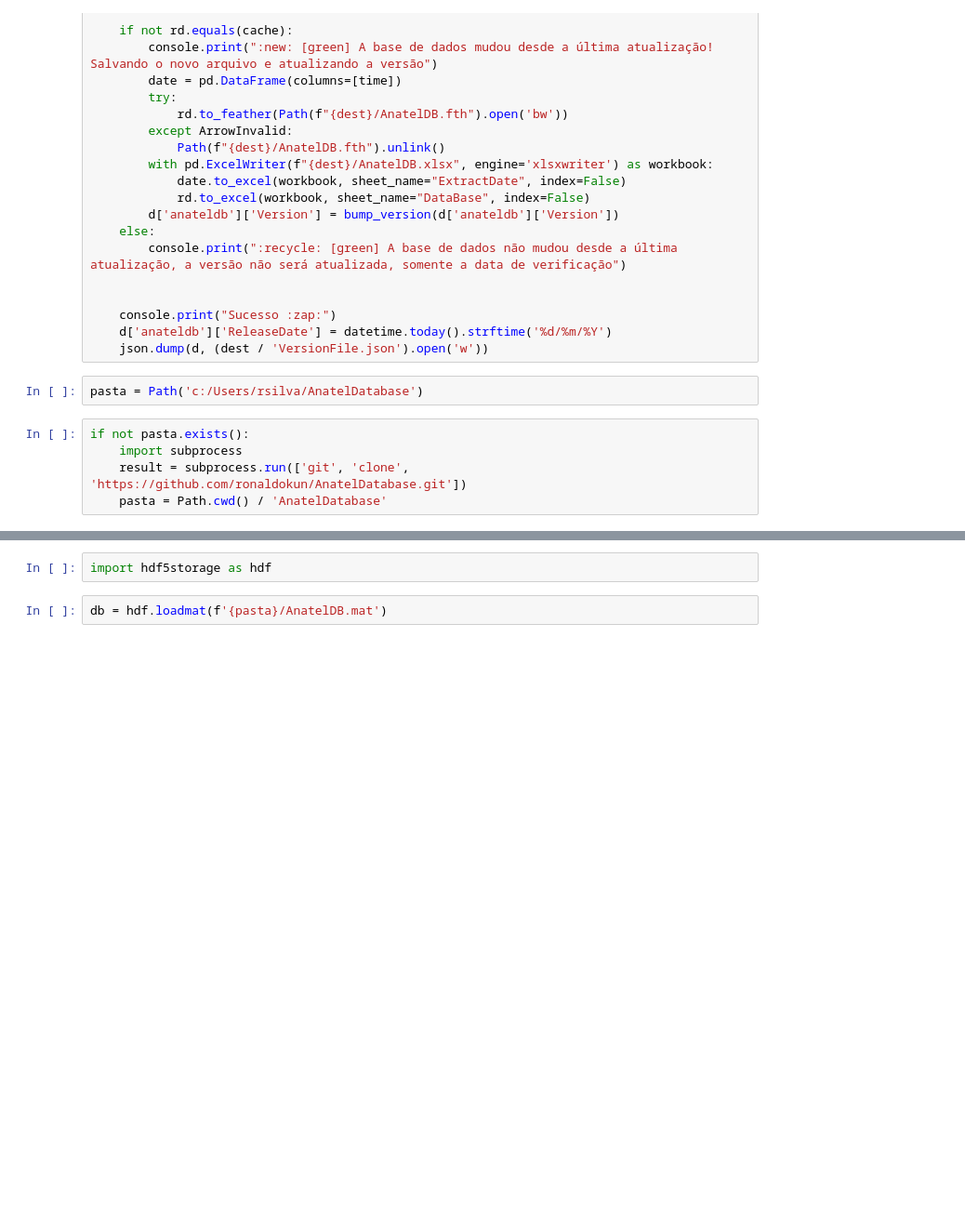
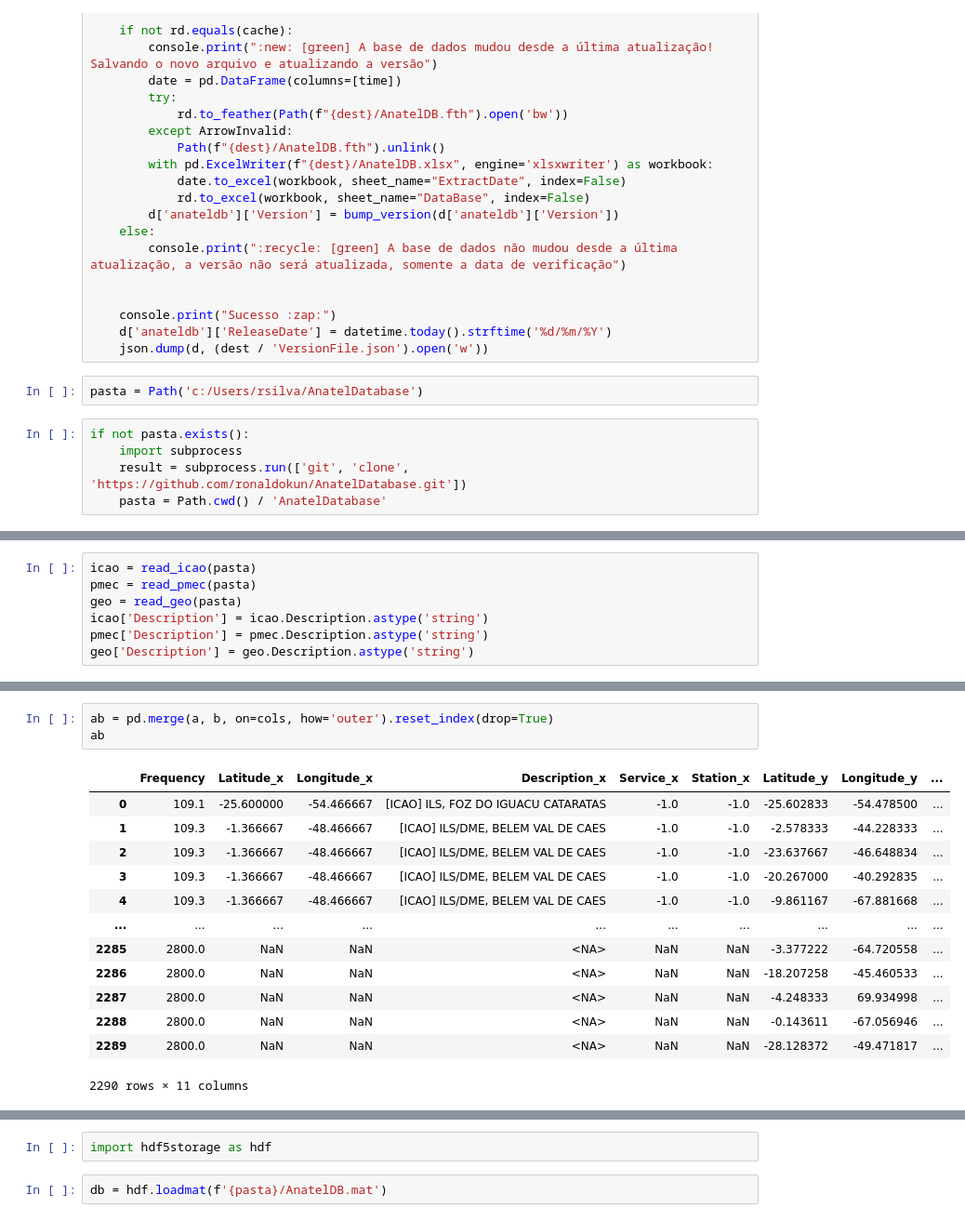
Before and after one commit to ronaldokun/anateldb, a Jupyter notebook: nbs/filter.ipynb, the cells around one changed output, grey strips where cells are left out. Shown at 93% size. Drawn from its saved outputs; the diff is of its cells as text; blank space fills up the shorter version.

```diff
--- a/nbs/filter.ipynb
+++ b/nbs/filter.ipynb
@@ -284,0 +209,7 @@ geo.shape
+# %%
+icao = read_icao(pasta)
+pmec = read_pmec(pasta)
+geo = read_geo(pasta)
+icao['Description'] = icao.Description.astype('string')
+pmec['Description'] = pmec.Description.astype('string')
+geo['Description'] = geo.Description.astype('string')
@@ -288 +265,18 @@ df2 = pd.merge(icao, pmec, on=cols, how='outer').merge(geo, on=cols, how='outer'
+# %%
+ab = pd.merge(a, b, on=cols, how='outer').reset_index(drop=True)
+ab
+# %% [output]
+|  | Frequency | Latitude_x | Longitude_x | Description_x | Service_x | Station_x | Latitude_y | Longitude_y | ... |
+| 0 | 109.1 | -25.600000 | -54.466667 | [ICAO] ILS, FOZ DO IGUACU CATARATAS | -1.0 | -1.0 | -25.602833 | -54.478500 | ... |
+| 1 | 109.3 | -1.366667 | -48.466667 | [ICAO] ILS/DME, BELEM VAL DE CAES | -1.0 | -1.0 | -2.578333 | -44.228333 | ... |
+| 2 | 109.3 | -1.366667 | -48.466667 | [ICAO] ILS/DME, BELEM VAL DE CAES | -1.0 | -1.0 | -23.637667 | -46.648834 | ... |
+| 3 | 109.3 | -1.366667 | -48.466667 | [ICAO] ILS/DME, BELEM VAL DE CAES | -1.0 | -1.0 | -20.267000 | -40.292835 | ... |
+| 4 | 109.3 | -1.366667 | -48.466667 | [ICAO] ILS/DME, BELEM VAL DE CAES | -1.0 | -1.0 | -9.861167 | -67.881668 | ... |
+| ... | ... | ... | ... | ... | ... | ... | ... | ... | ... |
+| 2285 | 2800.0 | NaN | NaN | <NA> | NaN | NaN | -3.377222 | -64.720558 | ... |
+| 2286 | 2800.0 | NaN | NaN | <NA> | NaN | NaN | -18.207258 | -45.460533 | ... |
+| 2287 | 2800.0 | NaN | NaN | <NA> | NaN | NaN | -4.248333 | 69.934998 | ... |
+| 2288 | 2800.0 | NaN | NaN | <NA> | NaN | NaN | -0.143611 | -67.056946 | ... |
+| 2289 | 2800.0 | NaN | NaN | <NA> | NaN | NaN | -28.128372 | -49.471817 | ... |
+2290 rows × 11 columns
 # %%
```
Also changed, not shown: parts of 26 cells of this notebook, 4 other files.
